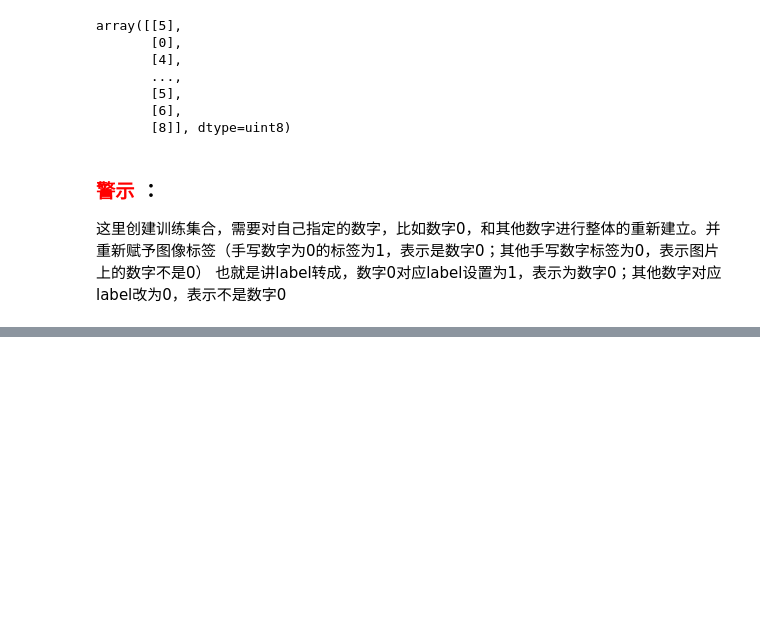
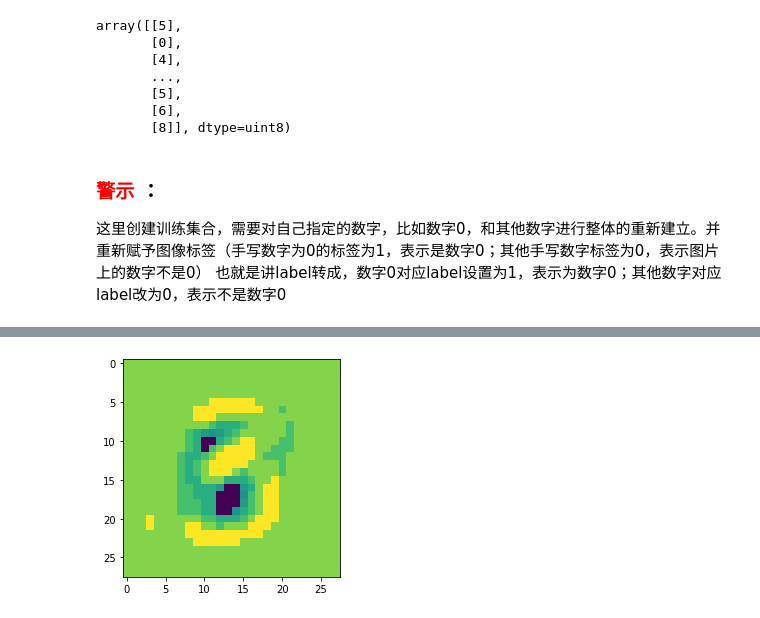
Before and after one commit to ShinATK/JupyterNotebook, a Jupyter notebook: myDeepLearning/COURSE1 Neural Networks and Deep Learning/Week 2/NumberRecognition/数字识别-二值回归.ipynb, the cells around one changed output, grey strips where cells are left out. Saved outputs shown, nothing was run; the diff lists cells and outputs as text; code cells hidden in the pictures; blank space fills up the shorter version.

```diff
--- a/myDeepLearning/COURSE1 Neural Networks and Deep Learning/Week 2/NumberRecognition/数字识别-二值回归.ipynb
+++ b/myDeepLearning/COURSE1 Neural Networks and Deep Learning/Week 2/NumberRecognition/数字识别-二值回归.ipynb
@@ -187,7 +198,9 @@ def initialize_with_zeros(dim):
     assert(w.shape == (dim, 1))
     assert(isinstance(b, float) or isinstance(b, int))
 
-    w = each_change(w, [-1]*dim)
+    #######
+    # w = each_change(w, [-1]*dim)
+    #######
 
     return w, b
 
@@ -200,6 +213,14 @@ def propagate(w, b, X, Y):
 
     dw = (1.0/m) * np.dot(X, (A-Y).T)
     db = (1.0/m) * np.sum(A-Y)
+
+    Y_prediction = np.zeros((1, m))
+    for i in range(A.shape[1]):
+        if A[0, i] > 0.5:
+            Y_prediction[0, i] = 1
+        else:
+            Y_prediction[0, i] = 0
+    accu = 100-np.mean(np.abs(Y_prediction-Y))*100
 
 #     print(f"(A-Y).shape: {(A-Y).shape}")
 #     print(f"X.shape: {X.shape}")
@@ -215,13 +236,14 @@ def propagate(w, b, X, Y):
         "db": db
     }
 
-    return grads, cost
+    return grads, cost, accu
 
 # 参数优化
 def optimize(w, b, X, Y, num_iterations, learning_rate, print_cost=False):
     costs = []
+    accus = []
     for i in range(num_iterations):
-        grads, cost = propagate(w, b, X, Y)
+        grads, cost, accu = propagate(w, b, X, Y)
         dw = grads["dw"]
         db = grads["db"]
 
@@ -229,19 +251,22 @@ def optimize(w, b, X, Y, num_iterations, learning_rate, print_cost=False):
         b = b - learning_rate * db
 
         #######
-        w = each_change(w, [0]*len(w))
+        # w = each_change(w, [0]*len(w))
         #######
 
         if i%100 == 0:
             costs.append(cost)
-            print(f"w max:{np.max(w)}, w min:{np.min(w)}")
-            print(f"dw max:{np.max(dw)}, dw min:{np.min(dw)}")
+        accus.append(accu)
+
+#             print(f"w max:{np.max(w)}, w min:{np.min(w)}")
+#             print(f"dw max:{np.max(dw)}, dw min:{np.min(dw)}")
 #         if i == num_iterations/2 or i == num_iterations-1:
 #             w_tmp = w.copy()
 #             plt.imshow(w_tmp.reshape((28,28)))
 #             plt.pause(1)
         if print_cost and i%100 == 0:
-            print("Cost after iterations %i: %f" %(i, cost))
+            print("Cost after iterations %i: %f" %(i, cost), end=' ')
+            print(f"accu: {accus[-1]}%")
 
     params = {
         "w": w,
@@ -252,7 +277,8 @@ def optimize(w, b, X, Y, num_iterations, learning_rate, print_cost=False):
         "db": db
     }
 
-    return params, grads, costs
+    # return params, grads, costs
+    return params, grads, accus
 
 # 模型预测
 def predict(w, b, X):
@@ -273,8 +299,8 @@ def predict(w, b, X):
 # %%
 def model(X_train, Y_train, X_test, Y_test, num_iterations=2000, learning_rate=0.5, print_cost=False):
     w, b = initialize_with_zeros(X_train.shape[0])
-    parameters, grads, costs = optimize(w, b, X_train, Y_train, num_iterations, learning_rate, print_cost)
-
+    # parameters, grads, costs= optimize(w, b, X_train, Y_train, num_iterations, learning_rate, print_cost)
+    parameters, grads, accus= optimize(w, b, X_train, Y_train, num_iterations, learning_rate, print_cost)
     w = parameters["w"]
     b = parameters["b"]
 
@@ -285,7 +311,7 @@ def model(X_train, Y_train, X_test, Y_test, num_iterations=2000, learning_rate=0
     print("test accuracy: {}%".format(100-np.mean(np.abs(Y_prediction_test-Y_test))*100))
 
     d = {
-        "costs": costs,
+        "accus": accus,
         "Y_prediction_test": Y_prediction_test,
         "Y_prediction_train": Y_prediction_train,
         "w": w,
@@ -326,0 +345,7 @@ np.where(w>0)
+# %%
+w = d["w"].copy()
+plt.imshow(w.reshape((28,28)))
+np.save(f"w{reg_num}_qxs.npy", w)
+# np.save(f"w{reg_num} {parameters['b+']}.npy", w)
+# %% [output]
+[figure, added]
```
Also changed, not shown: parts of 7 cells of this notebook, 57 other files.
